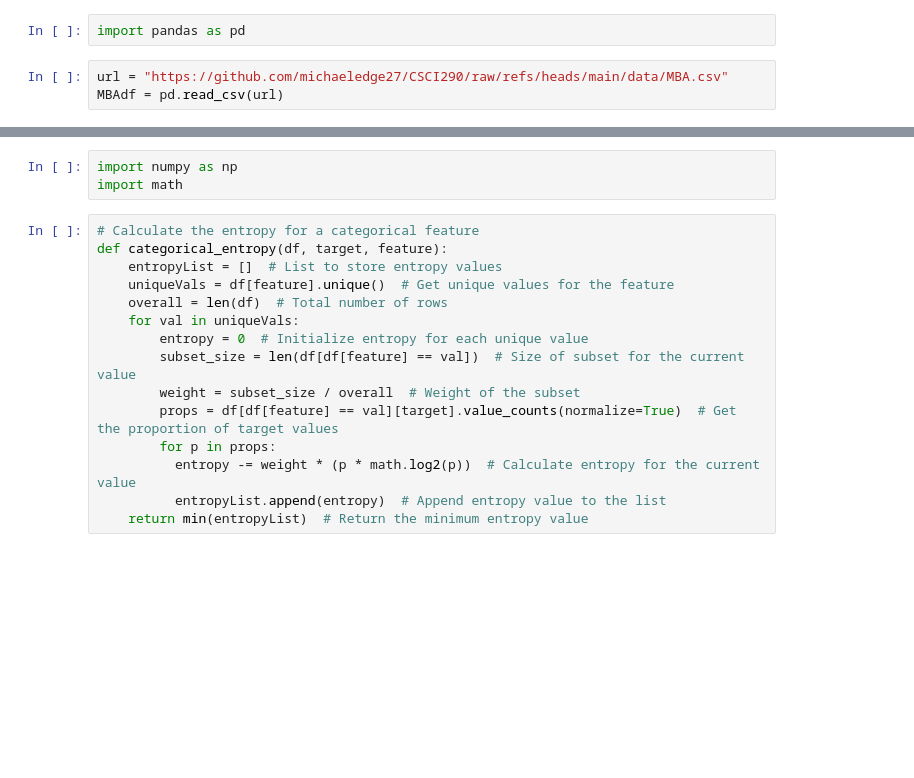
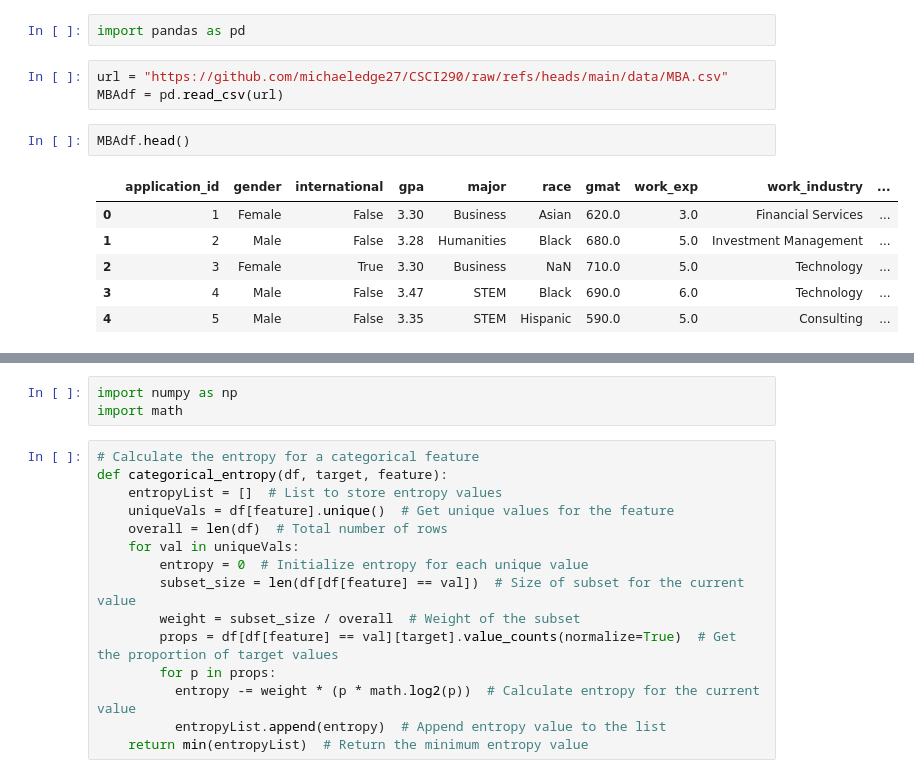
Before and after one commit to michaeledge27/CSCI290, a Jupyter notebook: notebooks/partnerProject.ipynb, the cells around one changed output, grey strips where cells are left out. Saved outputs shown, nothing was run; the diff lists cells and outputs as text; blank space fills up the shorter version.

```diff
--- a/notebooks/partnerProject.ipynb
+++ b/notebooks/partnerProject.ipynb
@@ -5,3 +5,12 @@ import pandas as pd
 # %%
 url = "https://github.com/michaeledge27/CSCI290/raw/refs/heads/main/data/MBA.csv"
 MBAdf = pd.read_csv(url)
+# %%
+MBAdf.head()
+# %% [output]
+|  | application_id | gender | international | gpa | major | race | gmat | work_exp | work_industry | ... |
+| 0 | 1 | Female | False | 3.30 | Business | Asian | 620.0 | 3.0 | Financial Services | ... |
+| 1 | 2 | Male | False | 3.28 | Humanities | Black | 680.0 | 5.0 | Investment Management | ... |
+| 2 | 3 | Female | True | 3.30 | Business | NaN | 710.0 | 5.0 | Technology | ... |
+| 3 | 4 | Male | False | 3.47 | STEM | Black | 690.0 | 6.0 | Technology | ... |
+| 4 | 5 | Male | False | 3.35 | STEM | Hispanic | 590.0 | 5.0 | Consulting | ... |
```
Also changed, not shown: parts of 28 cells of this notebook.
